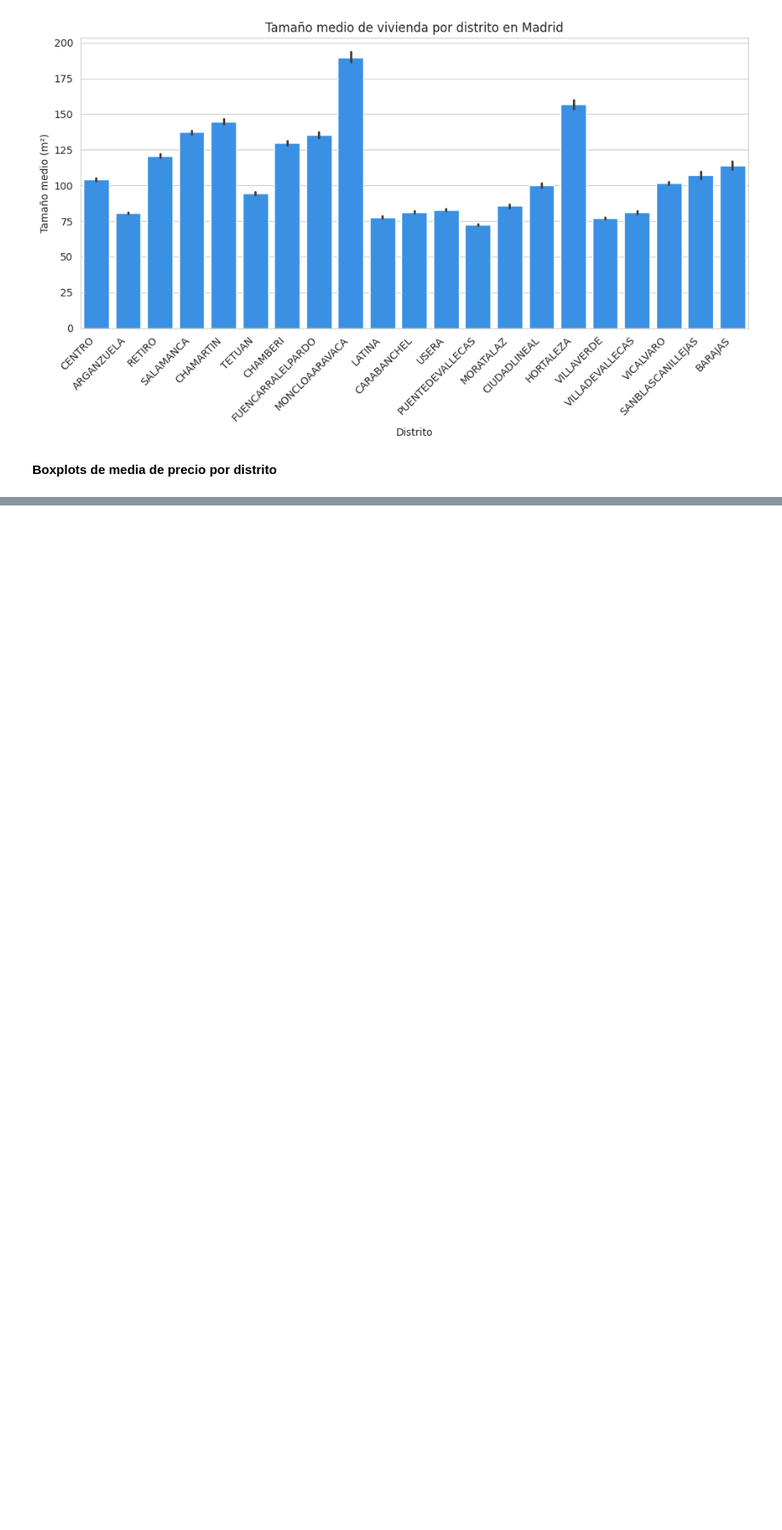
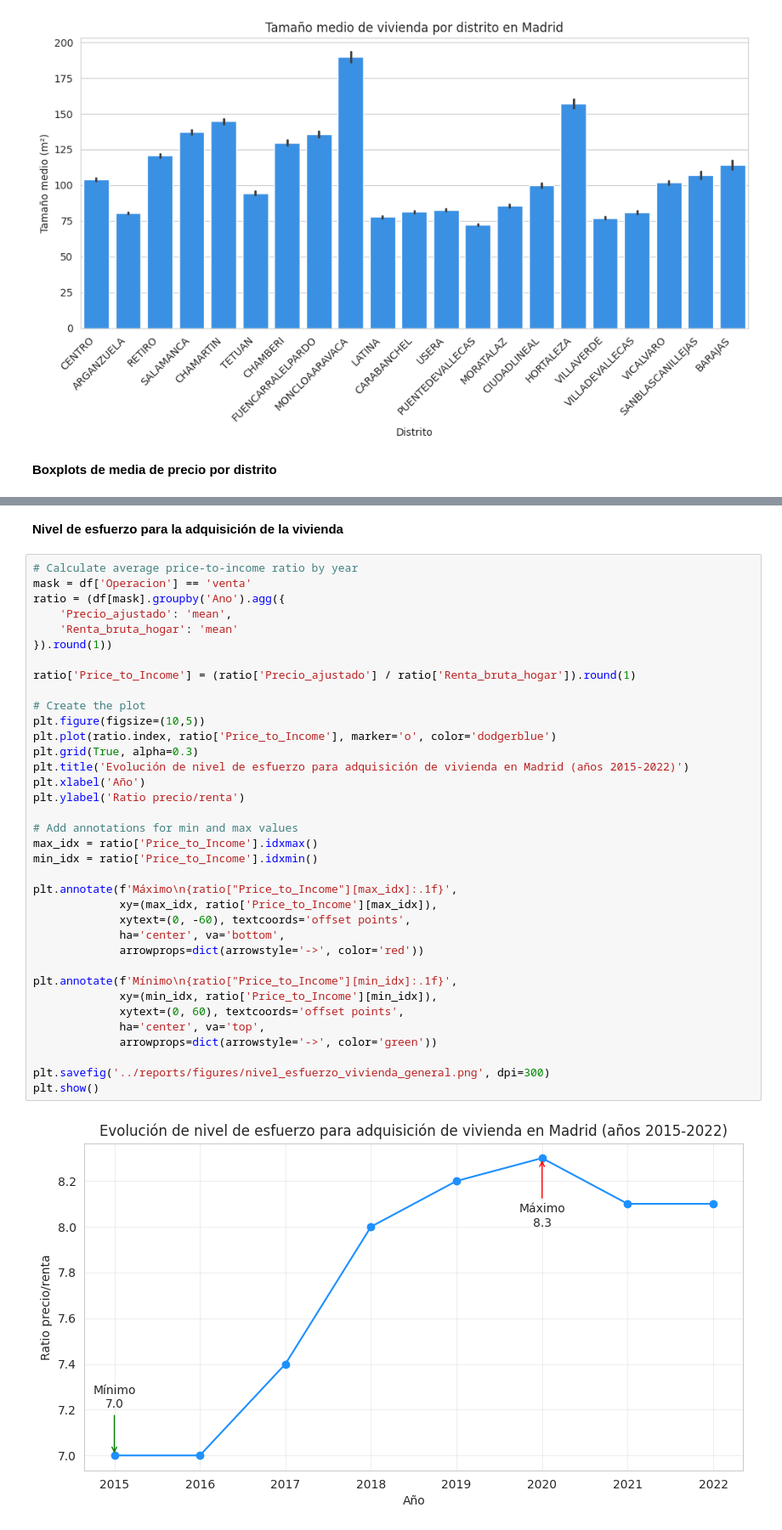
Before and after one commit to JorgeGM8/TFM_Data_Science, a Jupyter notebook: notebooks/EDA_viviendas_2011_2024.ipynb, the cells around one changed output, grey strips where cells are left out. Shown at 85% size. Cells and saved outputs as stored; diff of their text form; blank space fills up the shorter version.

```diff
--- a/notebooks/EDA_viviendas_2011_2024.ipynb
+++ b/notebooks/EDA_viviendas_2011_2024.ipynb
@@ -780,0 +783,40 @@ for oper in df["Operacion"].unique():
+# %% [markdown]
+**Nivel de esfuerzo para la adquisición de la vivienda**
+# %%
+# Calculate average price-to-income ratio by year
+mask = df['Operacion'] == 'venta'
+ratio = (df[mask].groupby('Ano').agg({
+    'Precio_ajustado': 'mean',
+    'Renta_bruta_hogar': 'mean'
+}).round(1))
+
+ratio['Price_to_Income'] = (ratio['Precio_ajustado'] / ratio['Renta_bruta_hogar']).round(1)
+
+# Create the plot
+plt.figure(figsize=(10,5))
+plt.plot(ratio.index, ratio['Price_to_Income'], marker='o', color='dodgerblue')
+plt.grid(True, alpha=0.3)
+plt.title('Evolución de nivel de esfuerzo para adquisición de vivienda en Madrid (años 2015-2022)')
+plt.xlabel('Año')
+plt.ylabel('Ratio precio/renta')
+
+# Add annotations for min and max values
+max_idx = ratio['Price_to_Income'].idxmax()
+min_idx = ratio['Price_to_Income'].idxmin()
+
+plt.annotate(f'Máximo\n{ratio["Price_to_Income"][max_idx]:.1f}',
+             xy=(max_idx, ratio['Price_to_Income'][max_idx]),
+             xytext=(0, -60), textcoords='offset points',
+             ha='center', va='bottom',
+             arrowprops=dict(arrowstyle='->', color='red'))
+
+plt.annotate(f'Mínimo\n{ratio["Price_to_Income"][min_idx]:.1f}',
+             xy=(min_idx, ratio['Price_to_Income'][min_idx]),
+             xytext=(0, 60), textcoords='offset points',
+             ha='center', va='top',
+             arrowprops=dict(arrowstyle='->', color='green'))
+
+plt.savefig('../reports/figures/nivel_esfuerzo_vivienda_general.png', dpi=300)
+plt.show()
+# %% [output]
+[figure, added]
```
Also changed, not shown: parts of 6 cells of this notebook, 10 other files.
